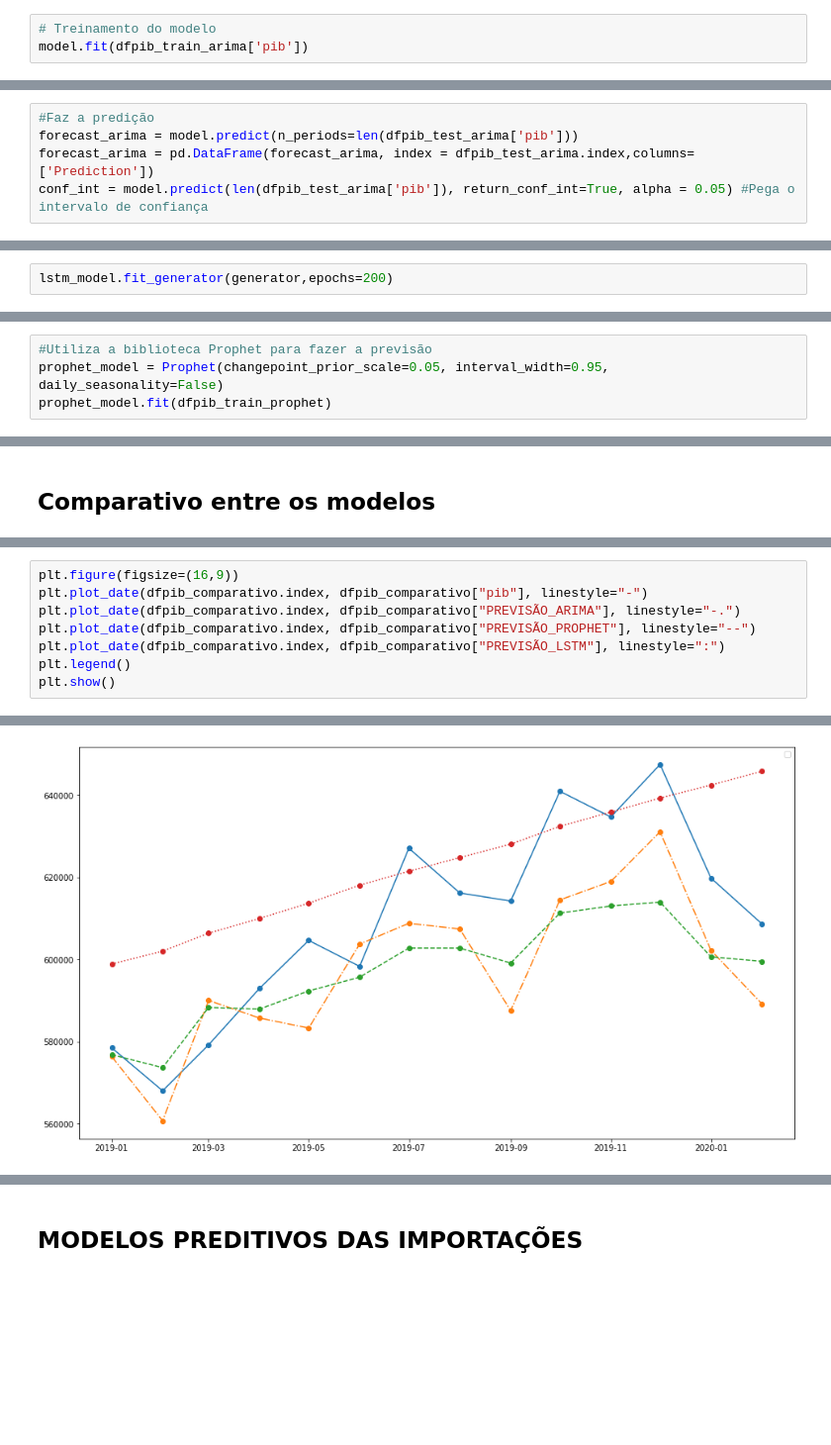
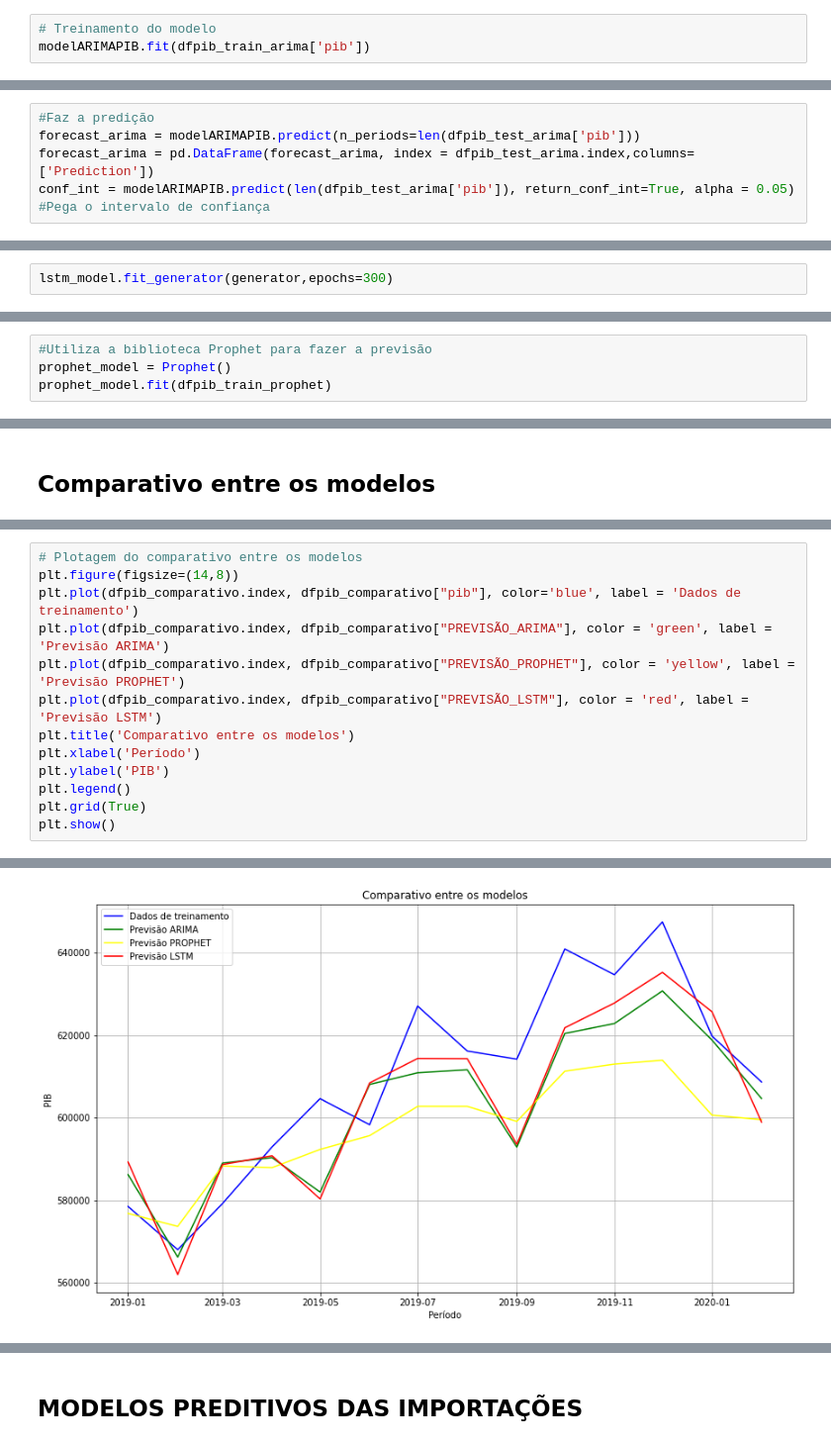
Before and after one commit to mmbs1989/TCC-PUCMINAS, a Jupyter notebook: Notebook_TCC_PUC.ipynb, the cells around one changed output, grey strips where cells are left out. Shown at 99% size. Drawn from its saved outputs; the diff is of its cells as text; blank space fills up the shorter version.

```diff
--- a/Notebook_TCC_PUC.ipynb
+++ b/Notebook_TCC_PUC.ipynb
@@ -1025,4 +1044,4 @@ Warnings:
 # %%
 # Treinamento do modelo
-model.fit(dfpib_train_arima['pib'])
+modelARIMAPIB.fit(dfpib_train_arima['pib'])
 # %% [output]
@@ -1033,8 +1052,8 @@ ARIMA(maxiter=50, method='lbfgs', order=(1, 1, 1), out_of_sample_size=0,
 # %%
 #Faz a predição
-forecast_arima = model.predict(n_periods=len(dfpib_test_arima['pib']))
+forecast_arima = modelARIMAPIB.predict(n_periods=len(dfpib_test_arima['pib']))
 forecast_arima = pd.DataFrame(forecast_arima, index = dfpib_test_arima.index,columns=['Prediction'])
-conf_int = model.predict(len(dfpib_test_arima['pib']), return_conf_int=True, alpha = 0.05) #Pega o intervalo de confiança
+conf_int = modelARIMAPIB.predict(len(dfpib_test_arima['pib']), return_conf_int=True, alpha = 0.05) #Pega o intervalo de confiança
 # %%
 #Plotagem dos dados de treinamento, teste e previsão
 plt.figure(figsize=(14,8))
@@ -1151,5 +1165,5 @@ Trainable params: 161,801
 Non-trainable params: 0
 _________________________________________________________________
 # %%
-lstm_model.fit_generator(generator,epochs=200)
+lstm_model.fit_generator(generator,epochs=300)
 # %% [output]
@@ -1280,7 +1293,7 @@ dfpib_test_prophet.head(30)
 | 13 | 2020-02-01 | 608644 |
 # %%
 #Utiliza a biblioteca Prophet para fazer a previsão
-prophet_model = Prophet(changepoint_prior_scale=0.05, interval_width=0.95, daily_seasonality=False)
+prophet_model = Prophet()
 prophet_model.fit(dfpib_train_prophet)
 # %% [output]
 INFO:fbprophet:Disabling weekly seasonality. Run prophet with weekly_seasonality=True to override this.
@@ -1386,9 +1398,14 @@ dfpib_comparativo.head(14)
 # %%
-plt.figure(figsize=(16,9))
-plt.plot_date(dfpib_comparativo.index, dfpib_comparativo["pib"], linestyle="-")
-plt.plot_date(dfpib_comparativo.index, dfpib_comparativo["PREVISÃO_ARIMA"], linestyle="-.")
-plt.plot_date(dfpib_comparativo.index, dfpib_comparativo["PREVISÃO_PROPHET"], linestyle="--")
-plt.plot_date(dfpib_comparativo.index, dfpib_comparativo["PREVISÃO_LSTM"], linestyle=":")
+# Plotagem do comparativo entre os modelos
+plt.figure(figsize=(14,8))
+plt.plot(dfpib_comparativo.index, dfpib_comparativo["pib"], color='blue', label = 'Dados de treinamento')
+plt.plot(dfpib_comparativo.index, dfpib_comparativo["PREVISÃO_ARIMA"], color = 'green', label = 'Previsão ARIMA')
+plt.plot(dfpib_comparativo.index, dfpib_comparativo["PREVISÃO_PROPHET"], color = 'yellow', label = 'Previsão PROPHET')
+plt.plot(dfpib_comparativo.index, dfpib_comparativo["PREVISÃO_LSTM"], color = 'red', label = 'Previsão LSTM')
+plt.title('Comparativo entre os modelos')
+plt.xlabel('Período')
+plt.ylabel('PIB')
 plt.legend()
+plt.grid(True)
 plt.show()
 # %% [output]
@@ -1396,4 +1412,4 @@ WARNING:matplotlib.legend:No handles with labels found to put in legend.
-[figure, old version]
+[figure, new version]
 # %%
 #Comparativo dos erros
 
```
Also changed, not shown: parts of 53 cells of this notebook.
